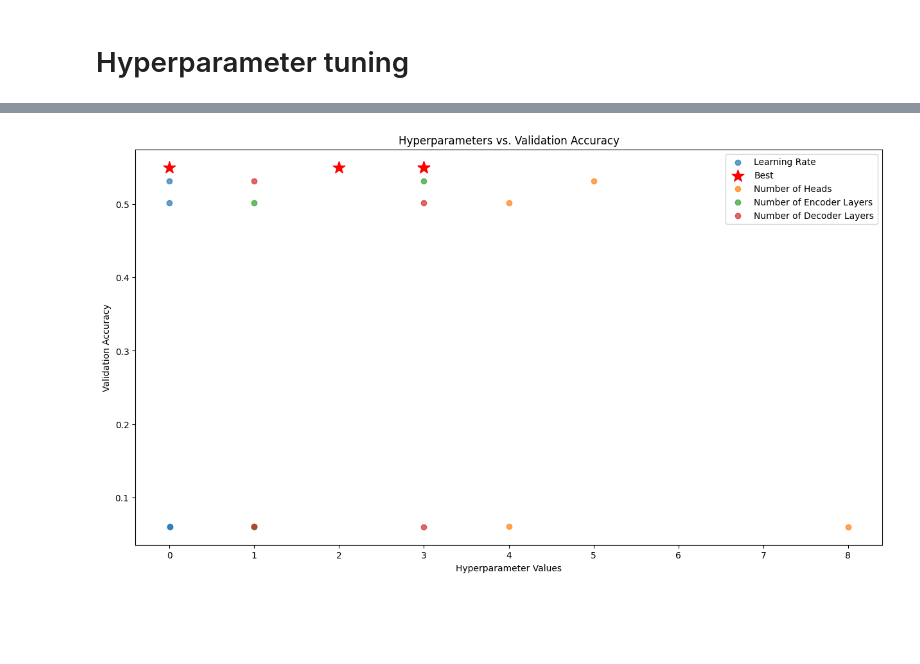
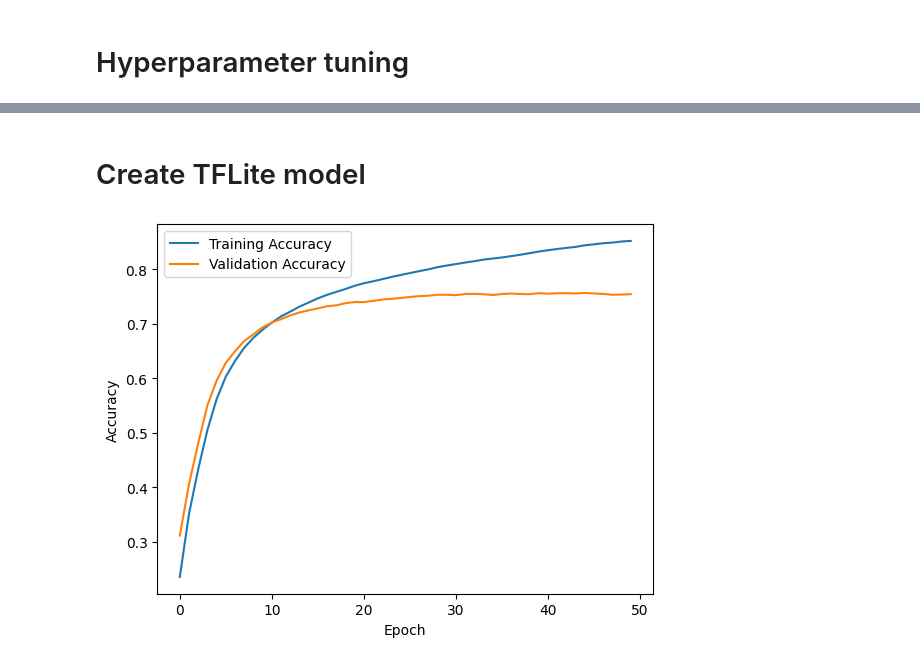
Before and after one commit to jaickeyminj/Building-a-Sign-Language-Model-, a Jupyter notebook: project-final.ipynb, the cells around one changed output, grey strips where cells are left out. Saved outputs shown, nothing was run; the diff lists cells and outputs as text; code cells hidden in the pictures; blank space fills up the shorter version.

```diff
--- a/project-final.ipynb
+++ b/project-final.ipynb
@@ -962,50 +1010,3 @@ plt.show()
-# %%
-import matplotlib.pyplot as plt
-
-# Retrieve the best trials
-best_trials = tuner.oracle.get_best_trials(num_trials=5)
-
-# Extract relevant information
-val_acc = [trial.metrics.get_last_value('val_accuracy') for trial in best_trials]
-learning_rates = [trial.hyperparameters.get('learning_rate') for trial in best_trials]
-num_heads = [trial.hyperparameters.get('num_head') for trial in best_trials]
-num_layers_enc = [trial.hyperparameters.get('num_layers_enc') for trial in best_trials]
-num_layers_dec = [trial.hyperparameters.get('num_layers_dec') for trial in best_trials]
-
-# Find the index of the best trial
-best_trial_index = val_acc.index(max(val_acc))
-
-# Plot hyperparameters vs. validation accuracy in a single plot
-plt.figure(figsize=(15, 8))
-
-# Scatter plot for Learning Rate
-plt.scatter(learning_rates, val_acc, label='Learning Rate', alpha=0.7)
-# Highlight the best point
-plt.scatter(learning_rates[best_trial_index], val_acc[best_trial_index], color='red', marker='*', s=200, label='Best')
-
-# Scatter plot for Number of Heads
-plt.scatter(num_heads, val_acc, label='Number of Heads', alpha=0.7)
-# Highlight the best point
-plt.scatter(num_heads[best_trial_index], val_acc[best_trial_index], color='red', marker='*', s=200)
-
-# Scatter plot for Number of Encoder Layers
-plt.scatter(num_layers_enc, val_acc, label='Number of Encoder Layers', alpha=0.7)
-# Highlight the best point
-plt.scatter(num_layers_enc[best_trial_index], val_acc[best_trial_index], color='red', marker='*', s=200)
-
-# Scatter plot for Number of Decoder Layers
-plt.scatter(num_layers_dec, val_acc, label='Number of Decoder Layers', alpha=0.7)
-# Highlight the best point
-plt.scatter(num_layers_dec[best_trial_index], val_acc[best_trial_index], color='red', marker='*', s=200)
-
-# Add labels and title
-plt.title('Hyperparameters vs. Validation Accuracy')
-plt.xlabel('Hyperparameter Values')
-plt.ylabel('Validation Accuracy')
-plt.legend()
-
-# Save the figure
-plt.savefig('hyperparameter_vs_validation_accuracy.png')
-plt.show()
-# %% [output]
-[figure, removed]
+# %% [markdown]
+
+# Create TFLite model
@@ -1011,0 +1026,12 @@ plt.show()
+# %%
+import matplotlib.pyplot as plt
+
+plt.plot(history.history['accuracy'], label='Training Accuracy')
+plt.plot(history.history['val_accuracy'], label='Validation Accuracy')
+plt.xlabel('Epoch')
+plt.ylabel('Accuracy')
+plt.savefig('final_training_validation_accuracy_plot.png')
+plt.legend()
+plt.show()
+# %% [output]
+[figure, added]
```
Also changed, not shown: parts of 13 cells of this notebook.
